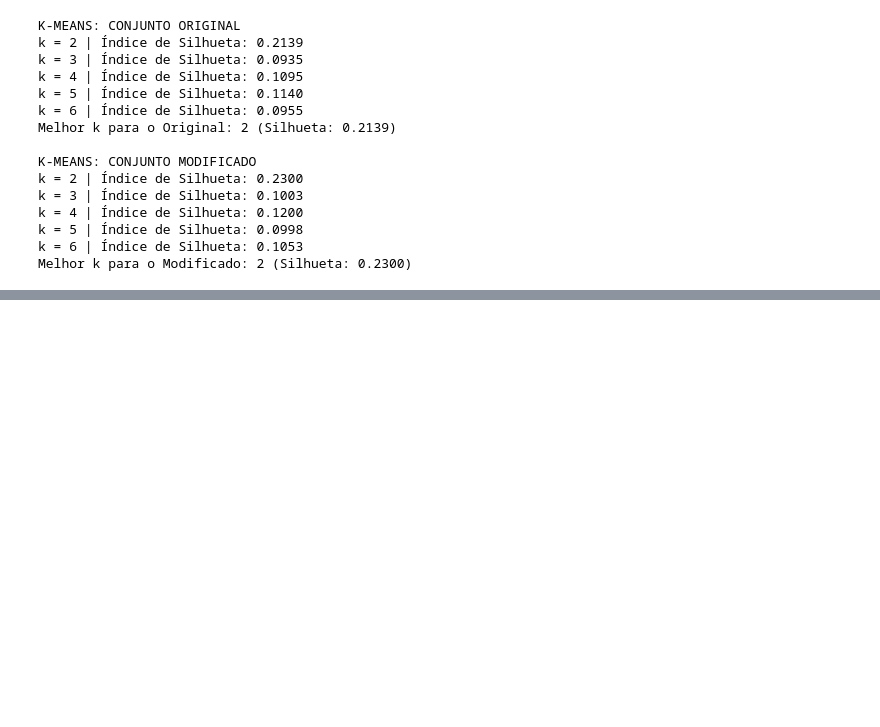
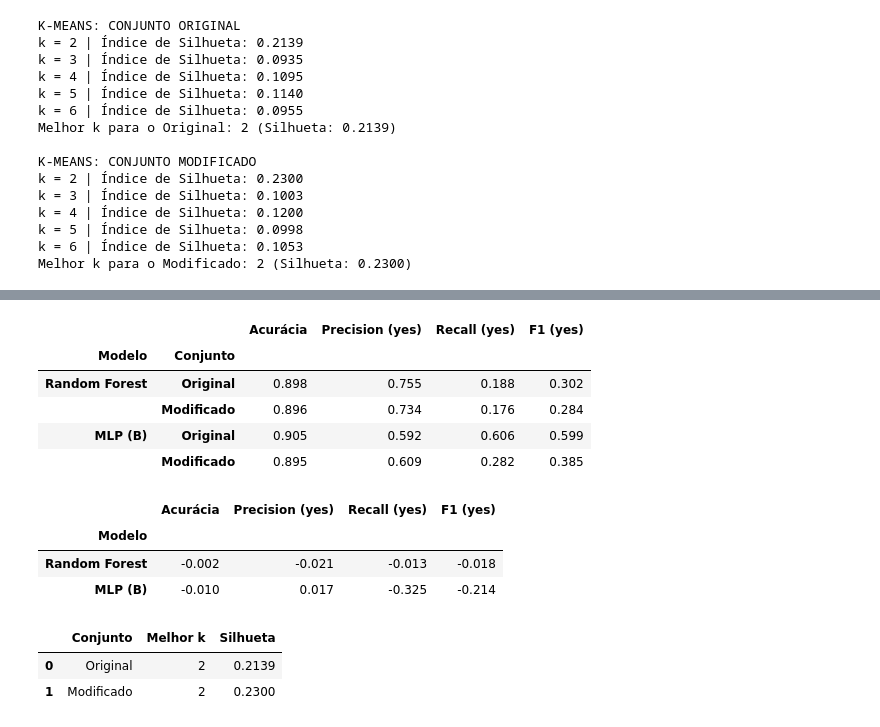
Before and after one commit to Davi-Lorena/Trabalho-IA, a Jupyter notebook: trabalho.ipynb, the cells around one changed output, grey strips where cells are left out. Saved outputs shown, nothing was run; the diff lists cells and outputs as text; code cells hidden in the pictures; blank space fills up the shorter version.

```diff
--- a/trabalho.ipynb
+++ b/trabalho.ipynb
@@ -605,0 +609,45 @@ Como o K-Means é um aprendizado não supervisionado (sem o gabarito `y`), utili
+# %%
+
+from sklearn.metrics import accuracy_score, precision_score, recall_score, f1_score
+
+def metricas(y_true, y_pred):
+    return {
+        "Acurácia": accuracy_score(y_true, y_pred),
+        "Precision (yes)": precision_score(y_true, y_pred),
+        "Recall (yes)": recall_score(y_true, y_pred),
+        "F1 (yes)": f1_score(y_true, y_pred),
+    }
+
+cfg_mlp = "B - Profunda (128,64, relu)"
+linhas = []
+for conj, pred in [("Original", y_pred_orig), ("Modificado", y_pred_mod)]:
+    linhas.append({"Modelo": "Random Forest", "Conjunto": conj, **metricas(y_test, pred)})
+for conj in ["Original", "Modificado"]:
+    linhas.append({"Modelo": "MLP (B)", "Conjunto": conj, **metricas(y_test, previsoes[(cfg_mlp, conj)])})
+
+final = pd.DataFrame(linhas).set_index(["Modelo", "Conjunto"])
+display(final.round(3))
+
+var = final.xs("Modificado", level="Conjunto") - final.xs("Original", level="Conjunto")
+display(var.round(3))
+
+km = pd.DataFrame({
+    "Conjunto": ["Original", "Modificado"],
+    "Melhor k": [melhor_k_orig, melhor_k_mod],
+    "Silhueta": [round(melhor_sil_orig, 4), round(melhor_sil_mod, 4)],
+})
+display(km)
+# %% [output]
+|  |  | Acurácia | Precision (yes) | Recall (yes) | F1 (yes) |
+| Modelo | Conjunto |  |  |  |  |
+| Random Forest | Original | 0.898 | 0.755 | 0.188 | 0.302 |
+|  | Modificado | 0.896 | 0.734 | 0.176 | 0.284 |
+| MLP (B) | Original | 0.905 | 0.592 | 0.606 | 0.599 |
+|  | Modificado | 0.895 | 0.609 | 0.282 | 0.385 |
+|  | Acurácia | Precision (yes) | Recall (yes) | F1 (yes) |
+| Modelo |  |  |  |  |
+| Random Forest | -0.002 | -0.021 | -0.013 | -0.018 |
+| MLP (B) | -0.010 | 0.017 | -0.325 | -0.214 |
+|  | Conjunto | Melhor k | Silhueta |
+| 0 | Original | 2 | 0.2139 |
+| 1 | Modificado | 2 | 0.2300 |
```
Also changed, not shown: parts of 11 cells of this notebook.
